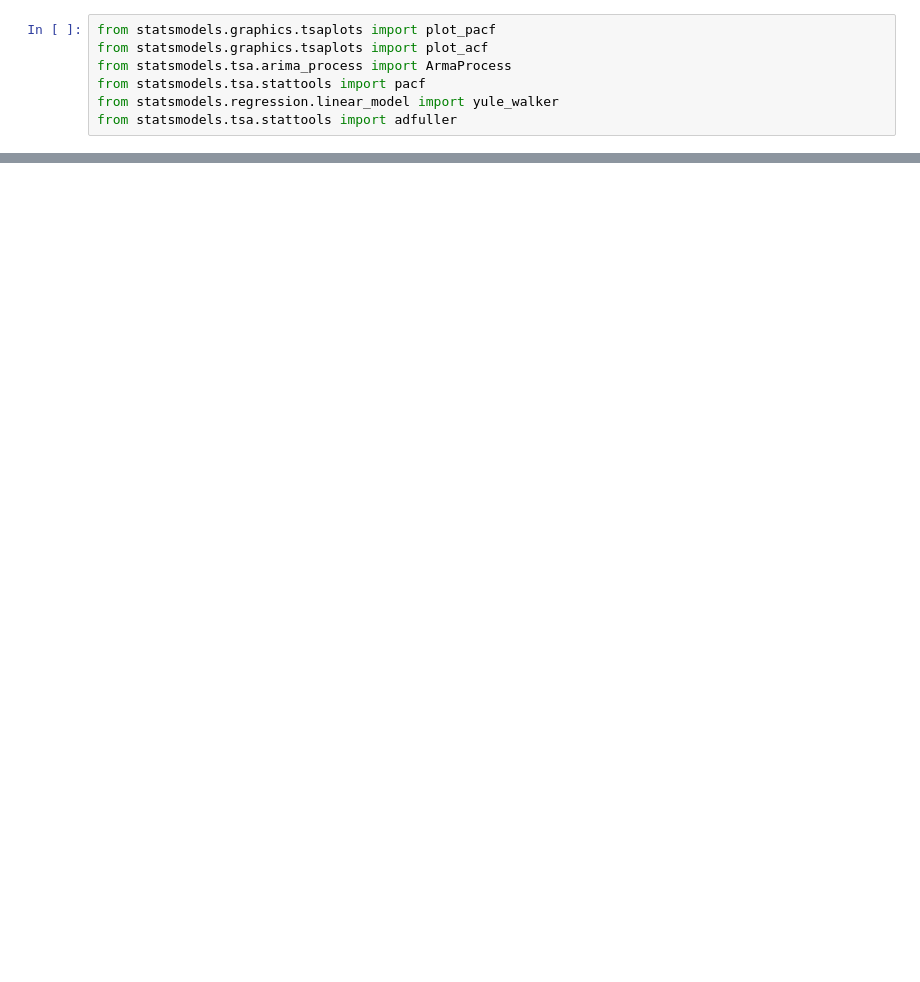
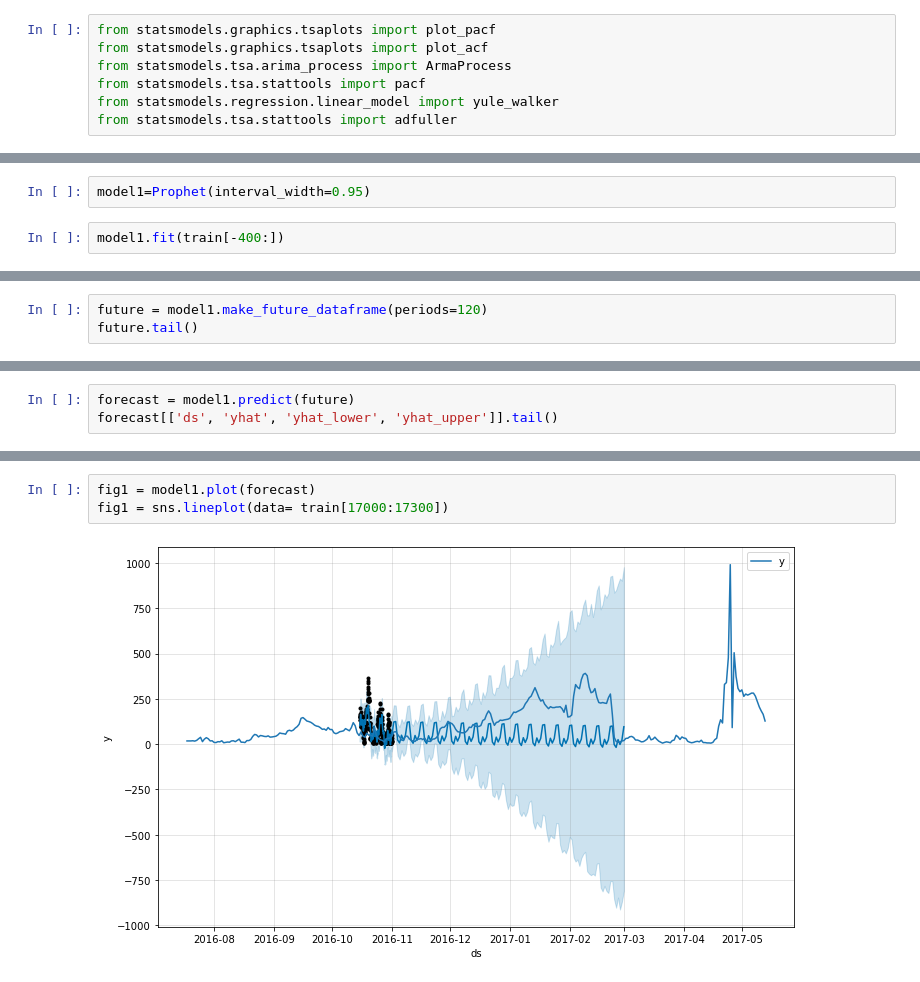
Before and after one commit to halujeff5/Beijing_Air_Quality, a Jupyter notebook: Beijing_Air_Quality.ipynb, the cells around one changed output, grey strips where cells are left out. Saved outputs shown, nothing was run; the diff lists cells and outputs as text; blank space fills up the shorter version.

```diff
--- a/Beijing_Air_Quality.ipynb
+++ b/Beijing_Air_Quality.ipynb
@@ -573,0 +568,4 @@ from statsmodels.tsa.stattools import adfuller
+# %%
+model1=Prophet(interval_width=0.95)
+# %%
+model1.fit(train[-400:])
@@ -573,0 +575,3 @@ from statsmodels.tsa.stattools import adfuller
+# %%
+future = model1.make_future_dataframe(periods=120)
+future.tail()
@@ -573,0 +585,3 @@ from statsmodels.tsa.stattools import adfuller
+# %%
+forecast = model1.predict(future)
+forecast[['ds', 'yhat', 'yhat_lower', 'yhat_upper']].tail()
@@ -573,0 +595,5 @@ from statsmodels.tsa.stattools import adfuller
+# %%
+fig1 = model1.plot(forecast)
+fig1 = sns.lineplot(data= train[17000:17300])
+# %% [output]
+[figure, added]
```
Also changed, not shown: parts of 27 cells of this notebook.
